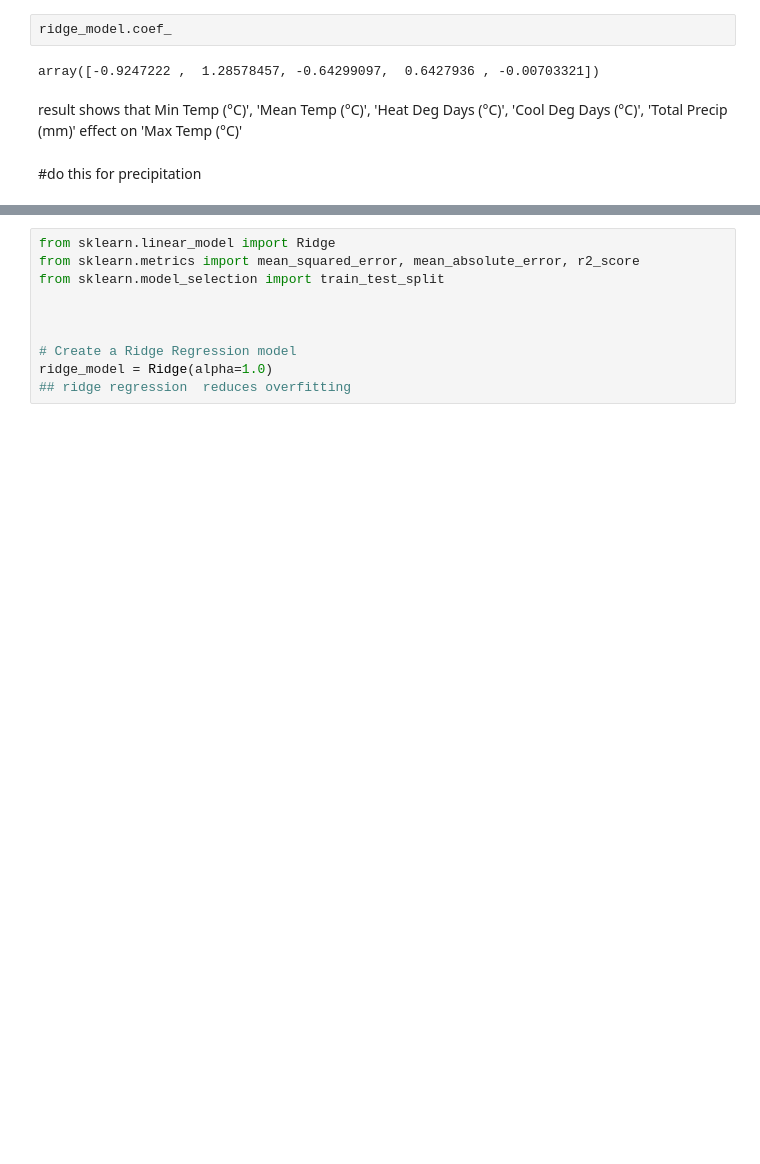
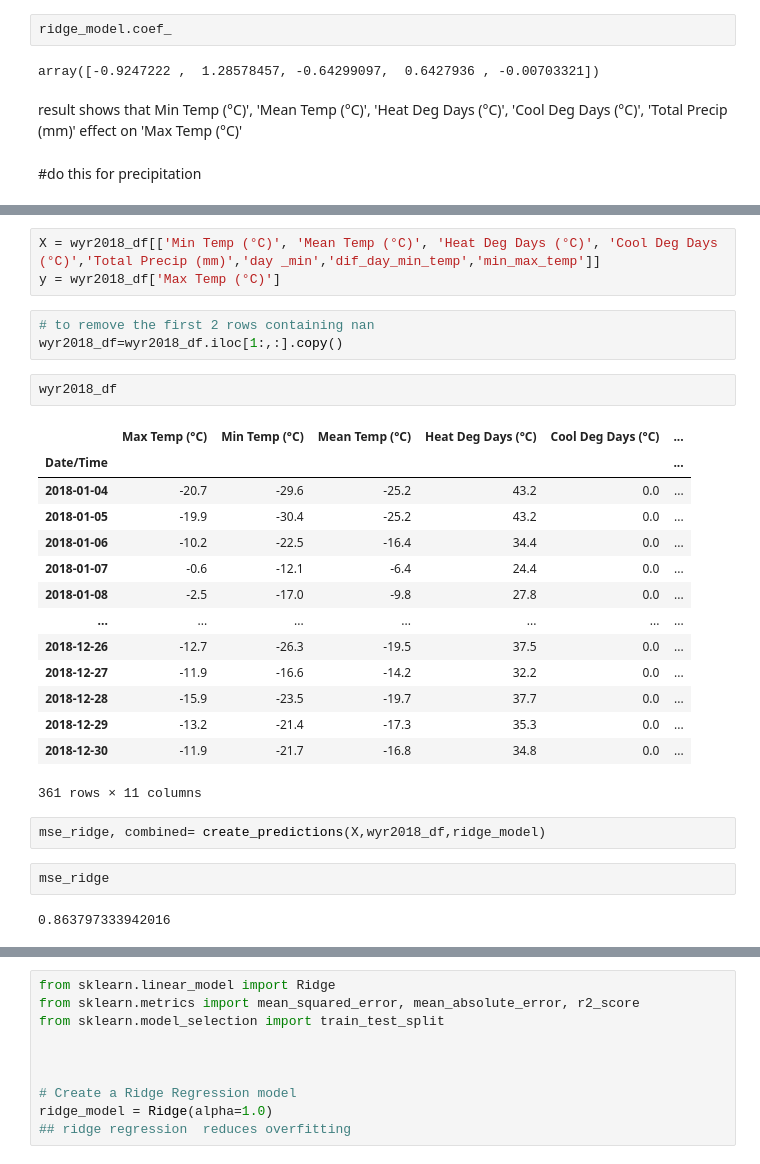
Before and after one commit to Oluyomy/Final_Lhl_Project, a Jupyter notebook: w2018.ipynb, the cells around one changed output, grey strips where cells are left out. Saved outputs shown, nothing was run; the diff lists cells and outputs as text; blank space fills up the shorter version.

```diff
--- a/w2018.ipynb
+++ b/w2018.ipynb
@@ -376,0 +523,29 @@ result shows that Min Temp (°C)', 'Mean Temp (°C)', 'Heat Deg Days (°C)', 'Co
+# %%
+X = wyr2018_df[['Min Temp (°C)', 'Mean Temp (°C)', 'Heat Deg Days (°C)', 'Cool Deg Days (°C)','Total Precip (mm)','day _min','dif_day_min_temp','min_max_temp']]
+y = wyr2018_df['Max Temp (°C)']
+# %%
+# to remove the first 2 rows containing nan
+wyr2018_df=wyr2018_df.iloc[1:,:].copy()
+# %%
+wyr2018_df
+# %% [output]
+|  | Max Temp (°C) | Min Temp (°C) | Mean Temp (°C) | Heat Deg Days (°C) | Cool Deg Days (°C) | ... |
+| Date/Time |  |  |  |  |  | ... |
+| 2018-01-04 | -20.7 | -29.6 | -25.2 | 43.2 | 0.0 | ... |
+| 2018-01-05 | -19.9 | -30.4 | -25.2 | 43.2 | 0.0 | ... |
+| 2018-01-06 | -10.2 | -22.5 | -16.4 | 34.4 | 0.0 | ... |
+| 2018-01-07 | -0.6 | -12.1 | -6.4 | 24.4 | 0.0 | ... |
+| 2018-01-08 | -2.5 | -17.0 | -9.8 | 27.8 | 0.0 | ... |
+| ... | ... | ... | ... | ... | ... | ... |
+| 2018-12-26 | -12.7 | -26.3 | -19.5 | 37.5 | 0.0 | ... |
+| 2018-12-27 | -11.9 | -16.6 | -14.2 | 32.2 | 0.0 | ... |
+| 2018-12-28 | -15.9 | -23.5 | -19.7 | 37.7 | 0.0 | ... |
+| 2018-12-29 | -13.2 | -21.4 | -17.3 | 35.3 | 0.0 | ... |
+| 2018-12-30 | -11.9 | -21.7 | -16.8 | 34.8 | 0.0 | ... |
+361 rows × 11 columns
+# %%
+mse_ridge, combined= create_predictions(X,wyr2018_df,ridge_model)
+# %%
+mse_ridge
+# %% [output]
+0.863797333942016
```
Also changed, not shown: parts of 43 cells of this notebook, 3 other files.
